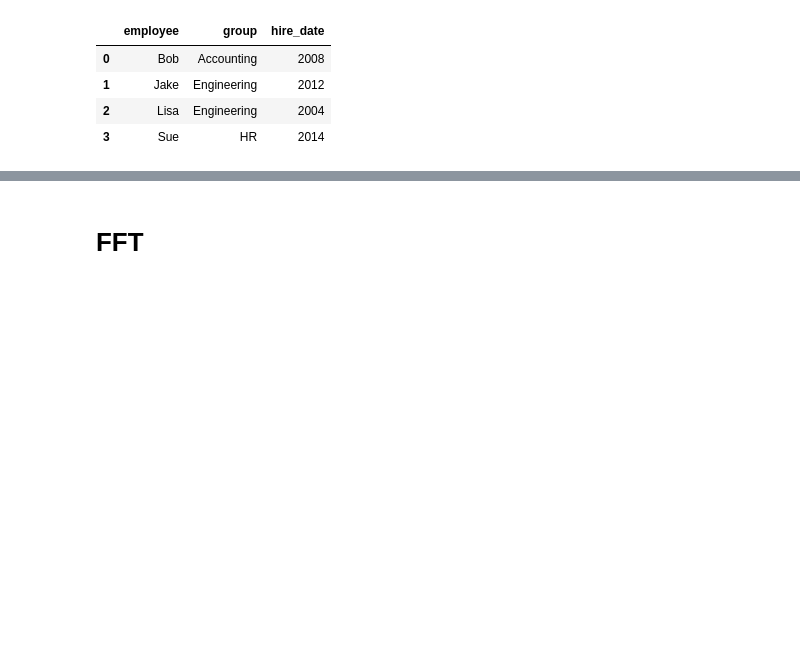
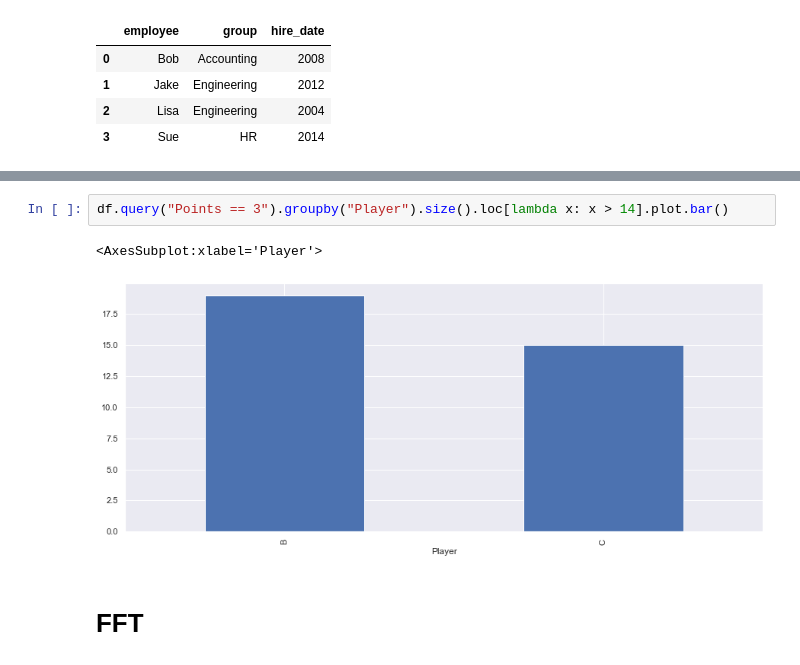
Before and after one commit to mathieugouin/tradesim, a Jupyter notebook: learning_notebook.ipynb, the cells around one changed output, grey strips where cells are left out. Drawn from its saved outputs; the diff is of its cells as text; blank space fills up the shorter version.

```diff
--- a/learning_notebook.ipynb
+++ b/learning_notebook.ipynb
@@ -858,3 +919,8 @@ df1.merge(df2)
+# %%
+df.query("Points == 3").groupby("Player").size().loc[lambda x: x > 14].plot.bar()
+# %% [output]
+<AxesSubplot:xlabel='Player'>
+[figure, added]
 # %% [markdown]
 # FFT
 # %% [markdown]
```
Also changed, not shown: parts of 10 cells of this notebook.
